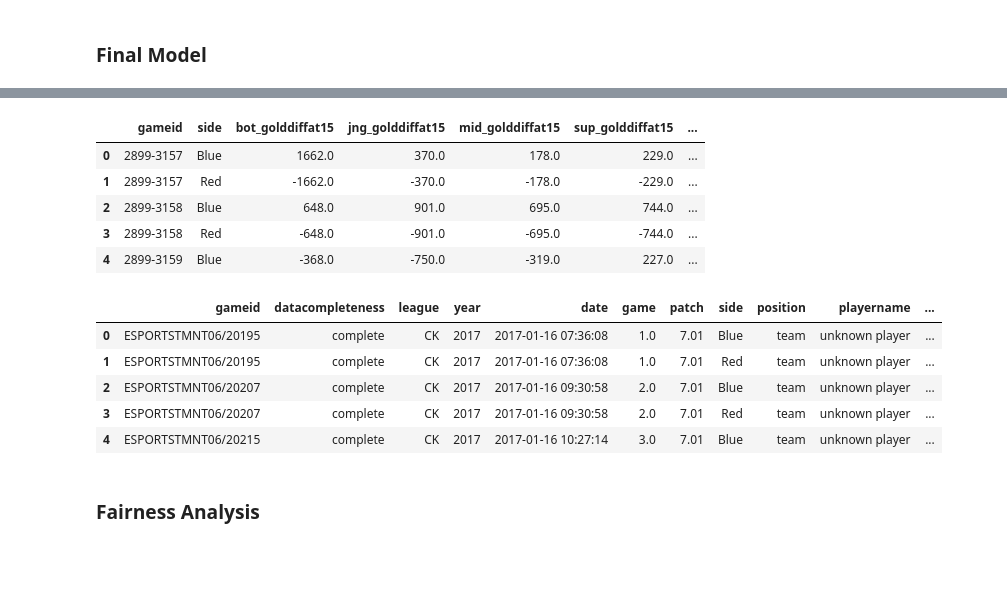
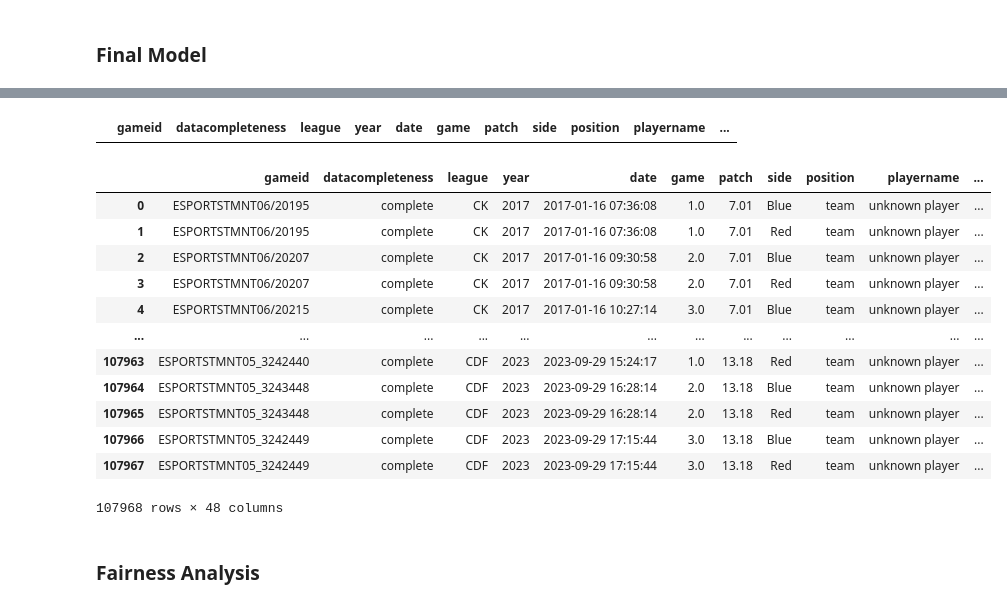
Before and after one commit to kingof2s/League-pro-predictions-, a Jupyter notebook: p5.ipynb, the cells around one changed output, grey strips where cells are left out. Saved outputs shown, nothing was run; the diff lists cells and outputs as text; code cells hidden in the pictures; blank space fills up the shorter version.

```diff
--- a/p5.ipynb
+++ b/p5.ipynb
@@ -46,6 +46,7 @@ for filename in tqdm(os.listdir(directory)):
     new_df = pd.read_csv(os.path.join(directory, filename), usecols=usecols)
     df = pd.concat([df, new_df])
 df['gameid'] = df['gameid'].astype(str)
+df = df.query('datacompleteness == "complete" & gameid != "nan"')
 # %%
 count = df.pivot_table(
     index="champion",
@@ -510,0 +502,4 @@ df_players
+# %%
+df_players[df_players['gameid'].isna()]
+# %% [output]
+|  | gameid | datacompleteness | league | year | date | game | patch | side | position | playername | ... |
@@ -524,24 +521,23 @@ grouped = grouped.pivot(index=['gameid', 'side'], columns='position', values=dif
 # Remove the multi-index such that the columns are ['bot_golddiffat15', 'bot_xpdiffat15', 'bot_csdiffat15'] etc
 grouped.columns = [f"{role}_{stat}" for stat, role in grouped.columns]
 grouped = grouped.reset_index()
-grouped.head()
-# %% [output]
-|  | gameid | side | bot_golddiffat15 | jng_golddiffat15 | mid_golddiffat15 | sup_golddiffat15 | ... |
-| 0 | 2899-3157 | Blue | 1662.0 | 370.0 | 178.0 | 229.0 | ... |
-| 1 | 2899-3157 | Red | -1662.0 | -370.0 | -178.0 | -229.0 | ... |
-| 2 | 2899-3158 | Blue | 648.0 | 901.0 | 695.0 | 744.0 | ... |
-| 3 | 2899-3158 | Red | -648.0 | -901.0 | -695.0 | -744.0 | ... |
-| 4 | 2899-3159 | Blue | -368.0 | -750.0 | -319.0 | 227.0 | ... |
 # %%
 df_teams_merged = df_teams.merge(grouped, on=['gameid', 'side'])
-df_teams_merged.head()
+df_teams_merged
 # %% [output]
 |  | gameid | datacompleteness | league | year | date | game | patch | side | position | playername | ... |
 | 0 | ESPORTSTMNT06/20195 | complete | CK | 2017 | 2017-01-16 07:36:08 | 1.0 | 7.01 | Blue | team | unknown player | ... |
 | 1 | ESPORTSTMNT06/20195 | complete | CK | 2017 | 2017-01-16 07:36:08 | 1.0 | 7.01 | Red | team | unknown player | ... |
 | 2 | ESPORTSTMNT06/20207 | complete | CK | 2017 | 2017-01-16 09:30:58 | 2.0 | 7.01 | Blue | team | unknown player | ... |
 | 3 | ESPORTSTMNT06/20207 | complete | CK | 2017 | 2017-01-16 09:30:58 | 2.0 | 7.01 | Red | team | unknown player | ... |
 | 4 | ESPORTSTMNT06/20215 | complete | CK | 2017 | 2017-01-16 10:27:14 | 3.0 | 7.01 | Blue | team | unknown player | ... |
+| ... | ... | ... | ... | ... | ... | ... | ... | ... | ... | ... | ... |
+| 107963 | ESPORTSTMNT05_3242440 | complete | CDF | 2023 | 2023-09-29 15:24:17 | 1.0 | 13.18 | Red | team | unknown player | ... |
+| 107964 | ESPORTSTMNT05_3243448 | complete | CDF | 2023 | 2023-09-29 16:28:14 | 2.0 | 13.18 | Blue | team | unknown player | ... |
+| 107965 | ESPORTSTMNT05_3243448 | complete | CDF | 2023 | 2023-09-29 16:28:14 | 2.0 | 13.18 | Red | team | unknown player | ... |
+| 107966 | ESPORTSTMNT05_3242449 | complete | CDF | 2023 | 2023-09-29 17:15:44 | 3.0 | 13.18 | Blue | team | unknown player | ... |
+| 107967 | ESPORTSTMNT05_3242449 | complete | CDF | 2023 | 2023-09-29 17:15:44 | 3.0 | 13.18 | Red | team | unknown player | ... |
+107968 rows × 48 columns
 # %% [markdown]
 ### Fairness Analysis
 # %%
```
Also changed, not shown: parts of 6 cells of this notebook.
